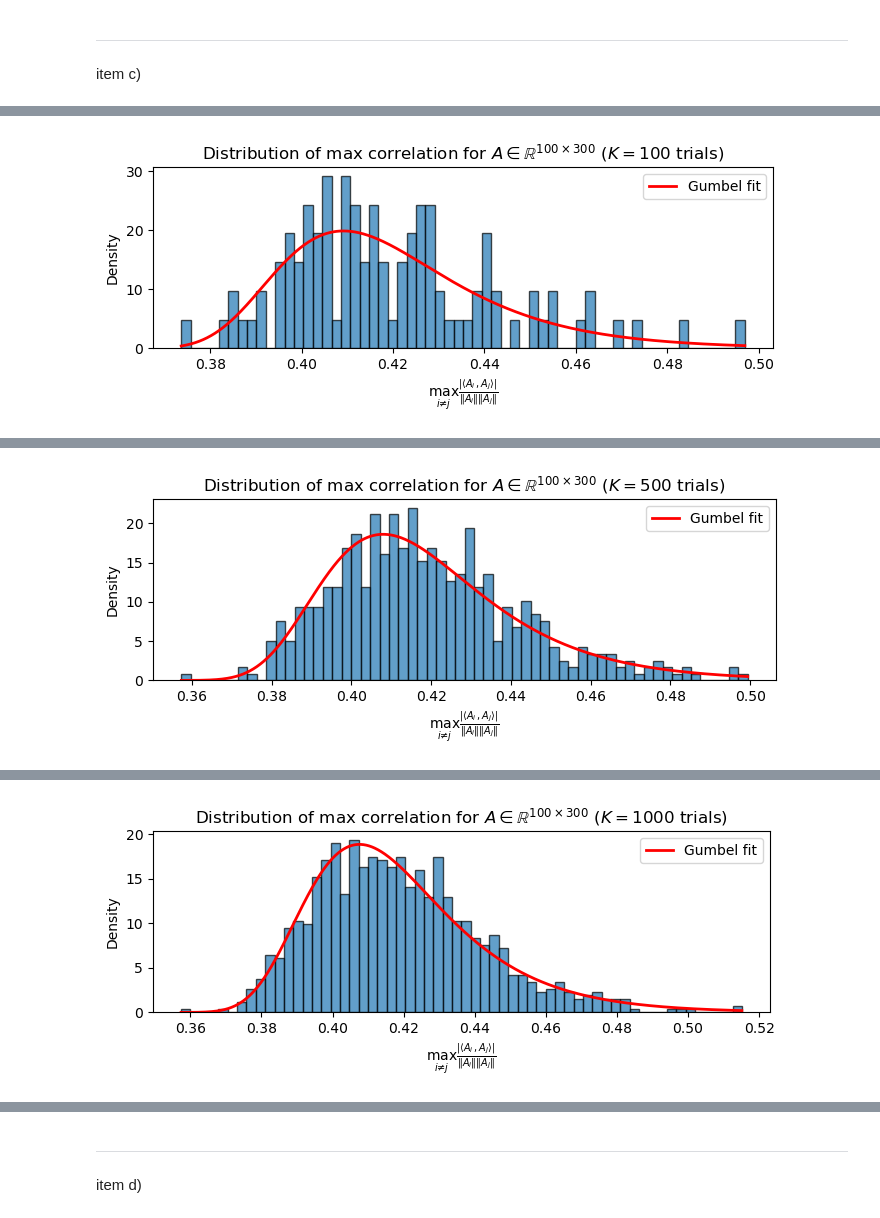
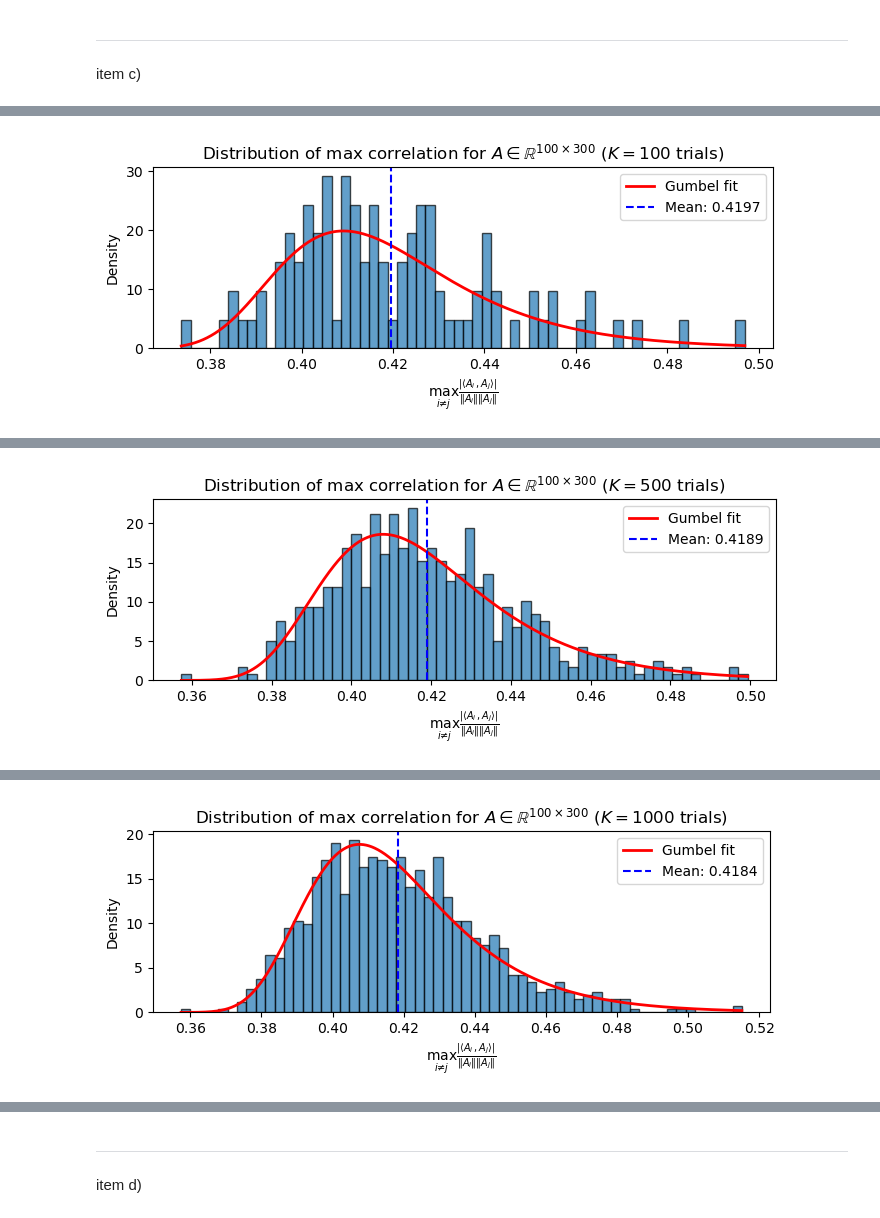
Before and after one commit to arthurabello/nla-assignment-4, a Jupyter notebook: src/assignment.ipynb, the cells around one changed output, grey strips where cells are left out. Cells and saved outputs as stored; diff of their text form; code cells hidden in the pictures.

```diff
--- a/src/assignment.ipynb
+++ b/src/assignment.ipynb
@@ -295,10 +295,14 @@ def plot_max_correlations(
     x = np.linspace(min(max_correlations), max(max_correlations), 1000)
     pdf = gumbel_r.pdf(x, *params)
 
+    # mean
+    mean_corr = np.mean(max_correlations)
+
     # Plotting the distribution of maximum correlations
     plt.figure(figsize=(7, 3))
     plt.hist(max_correlations, bins=bins, density=True, edgecolor="black", alpha=0.7)
     plt.plot(x, pdf, color='red', lw=2, label="Gumbel fit")
+    plt.axvline(mean_corr, color='blue', linestyle='--', label=f'Mean: {mean_corr:.4f}')
     plt.title(f"Distribution of max correlation for $A \\in \\mathbb{{R}}^{{{m}\\times{n}}}$ ($K={K}$ trials)")
     plt.xlabel(r"$\max_{i \neq j} \frac{|\langle A_i, A_j \rangle|}{\|A_i\| \|A_j\|}$")
     plt.ylabel("Density")
@@ -411,10 +415,14 @@ def plot_max_correlations_parallel(m: int, n: int, K: int, bins: int, seed: int)
     x = np.linspace(min(max_correlations), max(max_correlations), 1000)
     pdf = gumbel_r.pdf(x, *params)
 
+    # mean
+    mean_corr = np.mean(max_correlations)
+
     # Plotting the distribution of maximum correlations and the fitted Gumbel distribution
     plt.figure(figsize=(7, 3))
     plt.hist(max_correlations, bins=bins, density=True, edgecolor="black", alpha=0.7)
     plt.plot(x, pdf, color='red', lw=2, label="Gumbel fit")
+    plt.axvline(mean_corr, color='blue', linestyle='--', label=f'Mean: {mean_corr:.4f}')
     plt.title(f"Distribution of max correlation for $A \\in \\mathbb{{R}}^{{{m}\\times{n}}}$ ($K={K}$ trials)")
     plt.xlabel(r"$\max_{i \neq j} \frac{|\langle A_i, A_j \rangle|}{\|A_i\| \|A_j\|}$")
     plt.ylabel("Density")
@@ -443,3 +451,3 @@ Parallel computation finished in 0.20 seconds.
-[figure, old version]
+[figure, new version]
 Running with m=100, n=300, K=500
 Analyzing 500 Gaussian matrices of shape (100, 300) using parallel processing...
@@ -447,3 +455,3 @@ Parallel computation finished in 0.33 seconds.
-[figure, old version]
+[figure, new version]
 Running with m=100, n=300, K=1000
 Analyzing 1000 Gaussian matrices of shape (100, 300) using parallel processing...
@@ -451,3 +459,3 @@ Parallel computation finished in 0.49 seconds.
-[figure, old version]
+[figure, new version]
 Running with m=100, n=300, K=10000
 Analyzing 10000 Gaussian matrices of shape (100, 300) using parallel processing...
```
Also changed, not shown: parts of 7 cells of this notebook, 20 other files.
